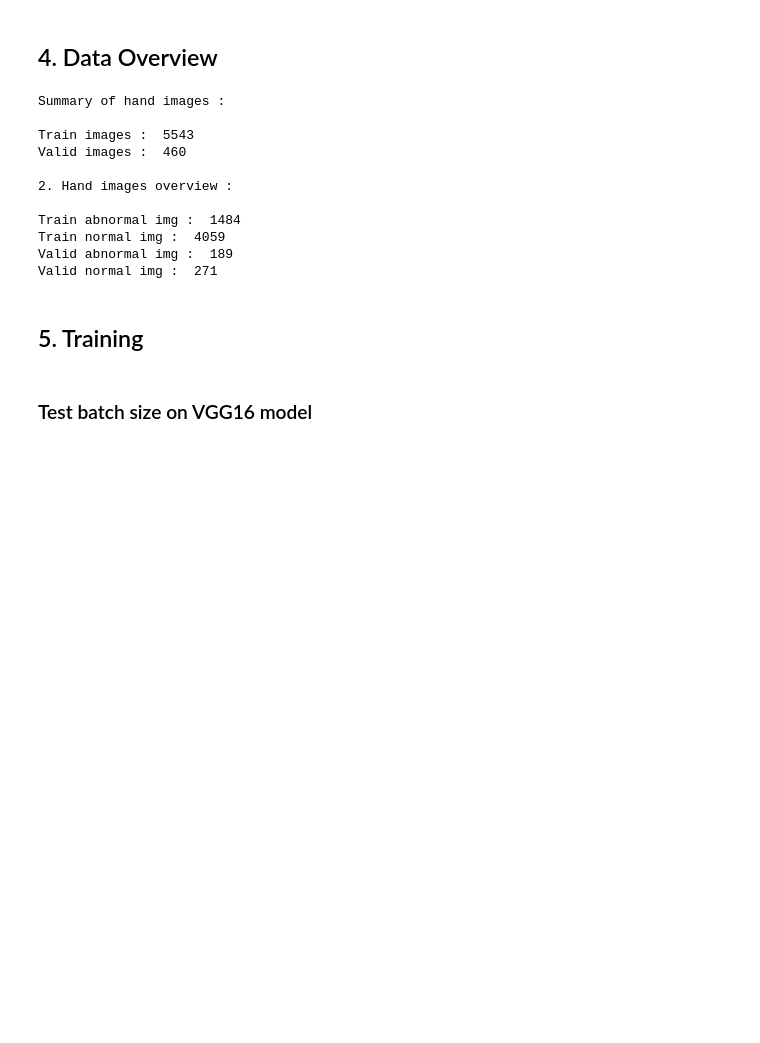
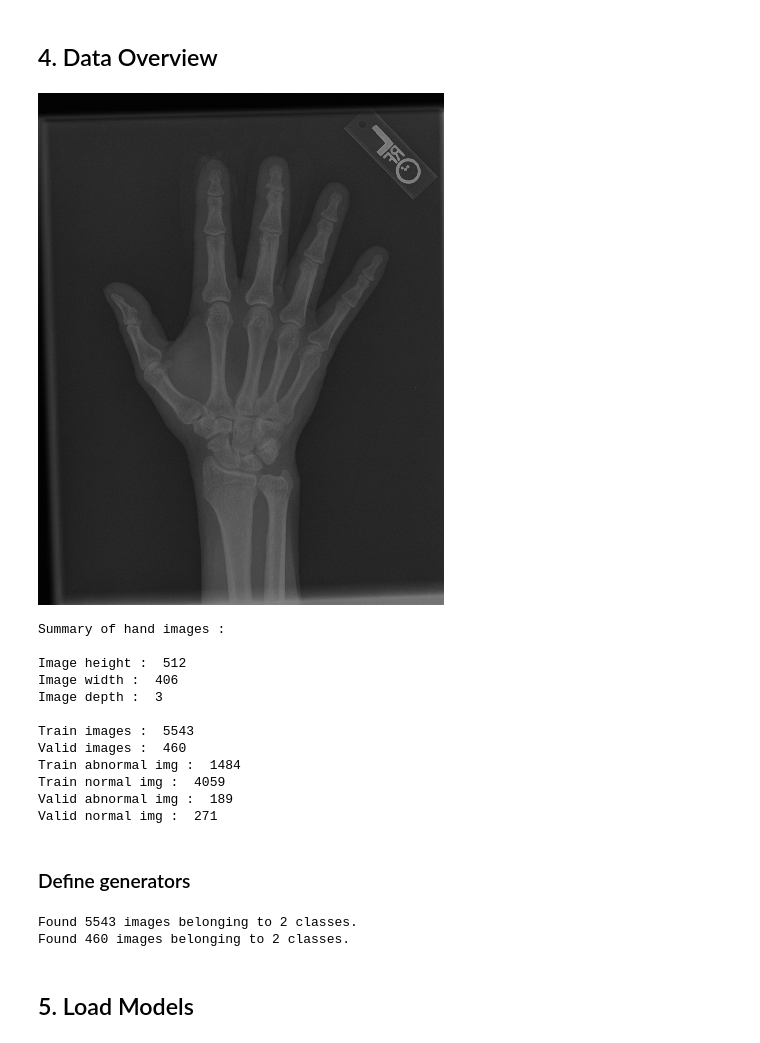
Before and after one commit to MikeG27/MURA, a Jupyter notebook: MURA.ipynb, the cells around one changed output. Cells and saved outputs as stored; diff of their text form; code cells hidden in the pictures; blank space fills up the shorter version.

```diff
--- a/MURA.ipynb
+++ b/MURA.ipynb
@@ -151,27 +146,70 @@ negative
 # %% [markdown]
 ## 4. Data Overview
+# %%
+#Get sample image
+img_path = ('/home/michal/Pulpit/MURA/MURA-v1.1/valid/XR_HAND/patient11497/study1_positive/image1.png')
+img = image.load_img(img_path)
+img1 = image.img_to_array(img)
+img
+# %% [output]
+[figure, added]
 # %%
-print("\nSummary of hand images : ")
+print("\nSummary of hand images : \n")
+
+print("Image height : ", img1.shape[0])
+print("Image width : ", img1.shape[1])
+print("Image depth : ", img1.shape[2])
+
 print("\nTrain images : ",len(path_train))
 print("Valid images : ",len(path_valid))
-print("\n2. Hand images overview : \n")
+
 print("Train abnormal img : ",len(os.listdir(hand_train_abnormal)))
 print("Train normal img : ",len(os.listdir(hand_train_normal)))
 print("Valid abnormal img : ",len(os.listdir(hand_valid_abnormal)))
 print("Valid normal img : ",len(os.listdir(hand_valid_normal)))
 # %% [output]
 Summary of hand images :
+
+Image height :  512
+Image width :  406
+Image depth :  3
 
 Train images :  5543
 Valid images :  460
-
-2. Hand images overview :
-
 Train abnormal img :  1484
 Train normal img :  4059
 Valid abnormal img :  189
 Valid normal img :  271
+# %% [markdown]
+### Define generators
+# %%
+from keras.preprocessing.image import ImageDataGenerator
+
+train_datagen = ImageDataGenerator(
+      rescale=1./255,
+      rotation_range=40,
+      width_shift_range=0.2,
+      height_shift_range=0.2,
+      shear_range=0.2,
+      zoom_range=0.2,
+      horizontal_flip=True,
+      fill_mode='nearest')
+
+test_datagen = ImageDataGenerator(rescale=1./255)
+
+train_generator = train_datagen.flow_from_directory(
+        hand_train,
+        target_size=(300, 200),
+        batch_size=32,
+        class_mode='binary')
+
+validation_generator = test_datagen.flow_from_directory(
+        hand_valid,
+        target_size=(300, 200),
+        batch_size=32,
+        class_mode='binary')
+# %% [output]
+Found 5543 images belonging to 2 classes.
+Found 460 images belonging to 2 classes.
 # %% [markdown]
-## 5. Training
+## 5. Load Models
-# %% [markdown]
-### Test batch size on VGG16 model
```
Also changed, not shown: parts of 35 cells of this notebook.
